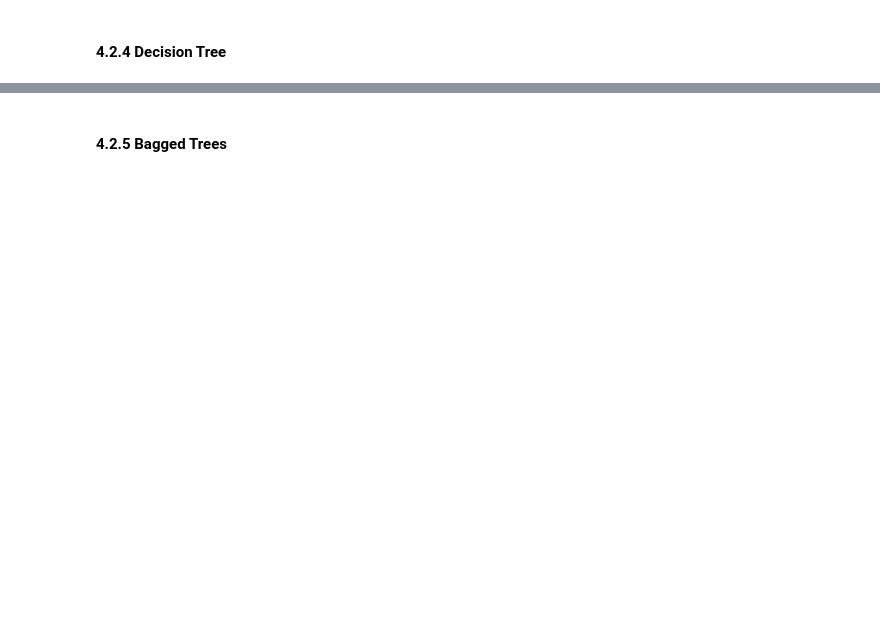
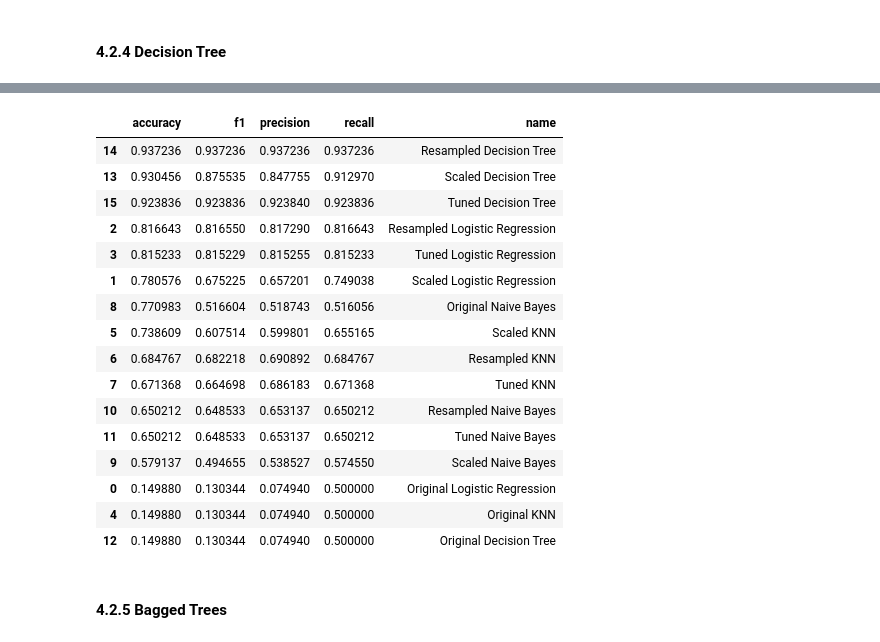
Before and after one commit to HMWIAM/Phase_3_SyriaTel_project_HMWIAM, a Jupyter notebook: A. Original/MINE.ipynb, the cells around one changed output, grey strips where cells are left out. Saved outputs shown, nothing was run; the diff lists cells and outputs as text; code cells hidden in the pictures; blank space fills up the shorter version.

Commit message:
Modelling

```diff
--- a/A. Original/MINE.ipynb
+++ b/A. Original/MINE.ipynb
@@ -876,10 +1105,2 @@ models.append(metrics)
 # %% [markdown]
 #### 4.2.3 Naives Bayes
-# %%
-from sklearn.naive_bayes import GaussianNB
-bayes = GaussianNB()
-bayes.fit(X_train_scaled, y_train);
-
-metrics = get_metrics(y_test, X_test, bayes)
-metrics['name'] = 'Naive Bayes'
-models.append(metrics)
@@ -886,11 +1212,2 @@ models.append(metrics)
 # %% [markdown]
 #### 4.2.4 Decision Tree
-# %%
-from sklearn.tree import DecisionTreeClassifier
-
-tree = DecisionTreeClassifier(random_state=12)
-tree.fit(X_train_scaled, y_train);
-
-metrics = get_metrics(y_test, X_test, tree)
-metrics['name'] = 'Decision Tree'
-models.append(metrics)
@@ -897,2 +1276,58 @@ models.append(metrics)
+# %%
+from sklearn.tree import DecisionTreeClassifier
+from sklearn.model_selection import GridSearchCV
+
+# Define the Decision Tree classifier
+dec_tree = DecisionTreeClassifier()
+
+# Define the parameter grid for tuning
+param_grid = {
+    'dec_tree__criterion': ['gini', 'entropy'],
+    'dec_tree__max_depth': [None, 5, 10, 15],
+    'dec_tree__min_samples_split': [2, 5, 10],
+    'dec_tree__min_samples_leaf': [1, 2, 4]
+}
+
+# Create the pipeline for tuning
+pipe_tuning_dec_tree = Pipeline([
+    ('scaler', scaler),
+    ('smote', smote),
+    ('dec_tree', dec_tree)
+])
+
+# Perform grid search with cross-validation on the specified parameter grid
+grid_search_dec_tree = GridSearchCV(pipe_tuning_dec_tree, param_grid, cv=5)
+grid_search_dec_tree.fit(X_train_resampled, y_train_resampled)
+
+# Access the best estimator and its associated parameters
+best_estimator_dec_tree = grid_search_dec_tree.best_estimator_
+best_parameters_dec_tree = grid_search_dec_tree.best_params_
+
+# Predict the target variable for the test data using the tuned model
+y_pred_tuned_dec_tree = best_estimator_dec_tree.predict(X_test_resampled)
+
+# Evaluate tuned data model
+evaluate_models('Tuned Decision Tree', y_test_resampled, X_test_resampled, best_estimator_dec_tree, models)
+
+models_df = pd.DataFrame(models)
+models_df.sort_values(by='accuracy', ascending=False)
+# %% [output]
+|  | accuracy | f1 | precision | recall | name |
+| 14 | 0.937236 | 0.937236 | 0.937236 | 0.937236 | Resampled Decision Tree |
+| 13 | 0.930456 | 0.875535 | 0.847755 | 0.912970 | Scaled Decision Tree |
+| 15 | 0.923836 | 0.923836 | 0.923840 | 0.923836 | Tuned Decision Tree |
+| 2 | 0.816643 | 0.816550 | 0.817290 | 0.816643 | Resampled Logistic Regression |
+| 3 | 0.815233 | 0.815229 | 0.815255 | 0.815233 | Tuned Logistic Regression |
+| 1 | 0.780576 | 0.675225 | 0.657201 | 0.749038 | Scaled Logistic Regression |
+| 8 | 0.770983 | 0.516604 | 0.518743 | 0.516056 | Original Naive Bayes |
+| 5 | 0.738609 | 0.607514 | 0.599801 | 0.655165 | Scaled KNN |
+| 6 | 0.684767 | 0.682218 | 0.690892 | 0.684767 | Resampled KNN |
+| 7 | 0.671368 | 0.664698 | 0.686183 | 0.671368 | Tuned KNN |
+| 10 | 0.650212 | 0.648533 | 0.653137 | 0.650212 | Resampled Naive Bayes |
+| 11 | 0.650212 | 0.648533 | 0.653137 | 0.650212 | Tuned Naive Bayes |
+| 9 | 0.579137 | 0.494655 | 0.538527 | 0.574550 | Scaled Naive Bayes |
+| 0 | 0.149880 | 0.130344 | 0.074940 | 0.500000 | Original Logistic Regression |
+| 4 | 0.149880 | 0.130344 | 0.074940 | 0.500000 | Original KNN |
+| 12 | 0.149880 | 0.130344 | 0.074940 | 0.500000 | Original Decision Tree |
 # %% [markdown]
 #### 4.2.5 Bagged Trees
```
Also changed, not shown: parts of 41 cells of this notebook.
